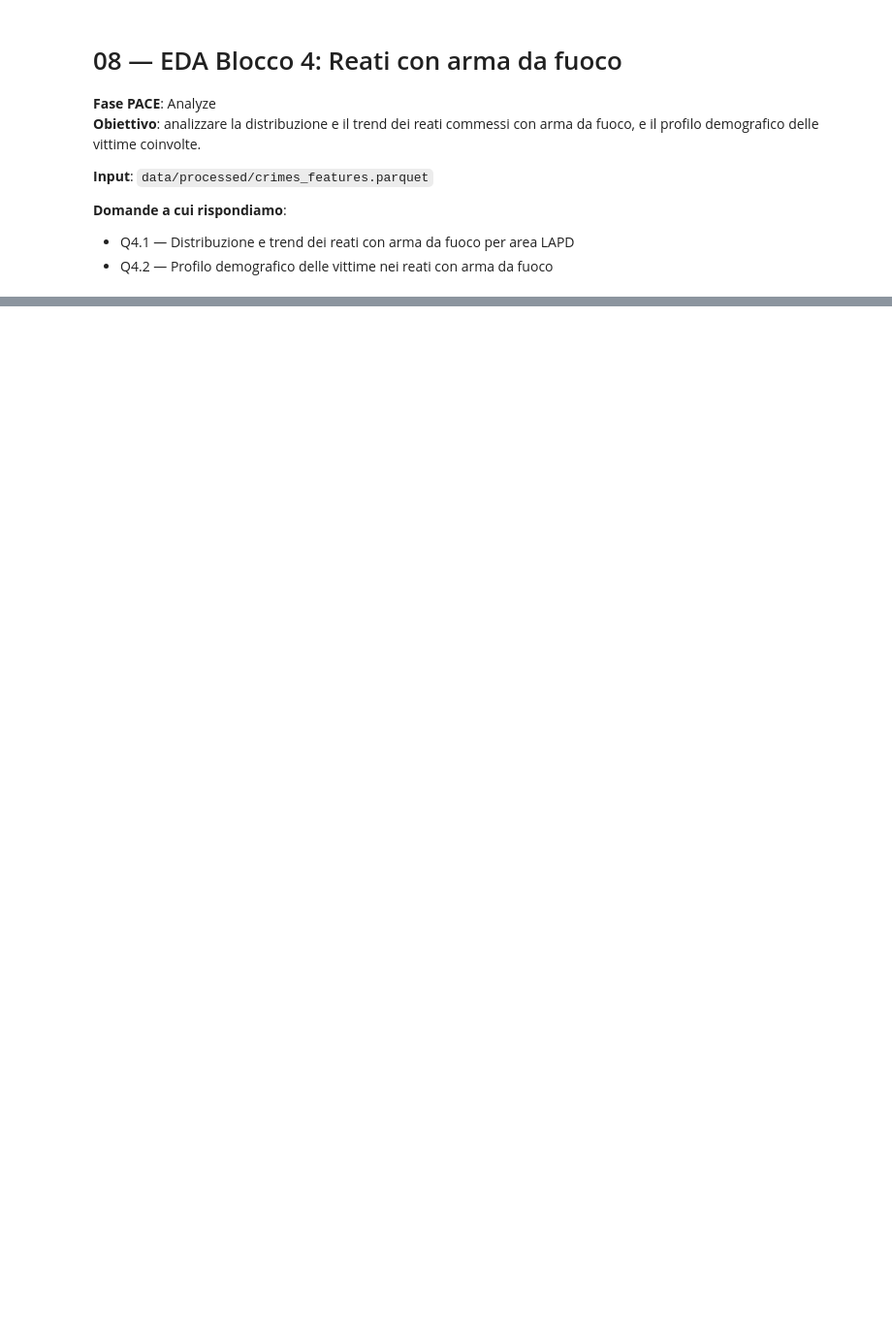
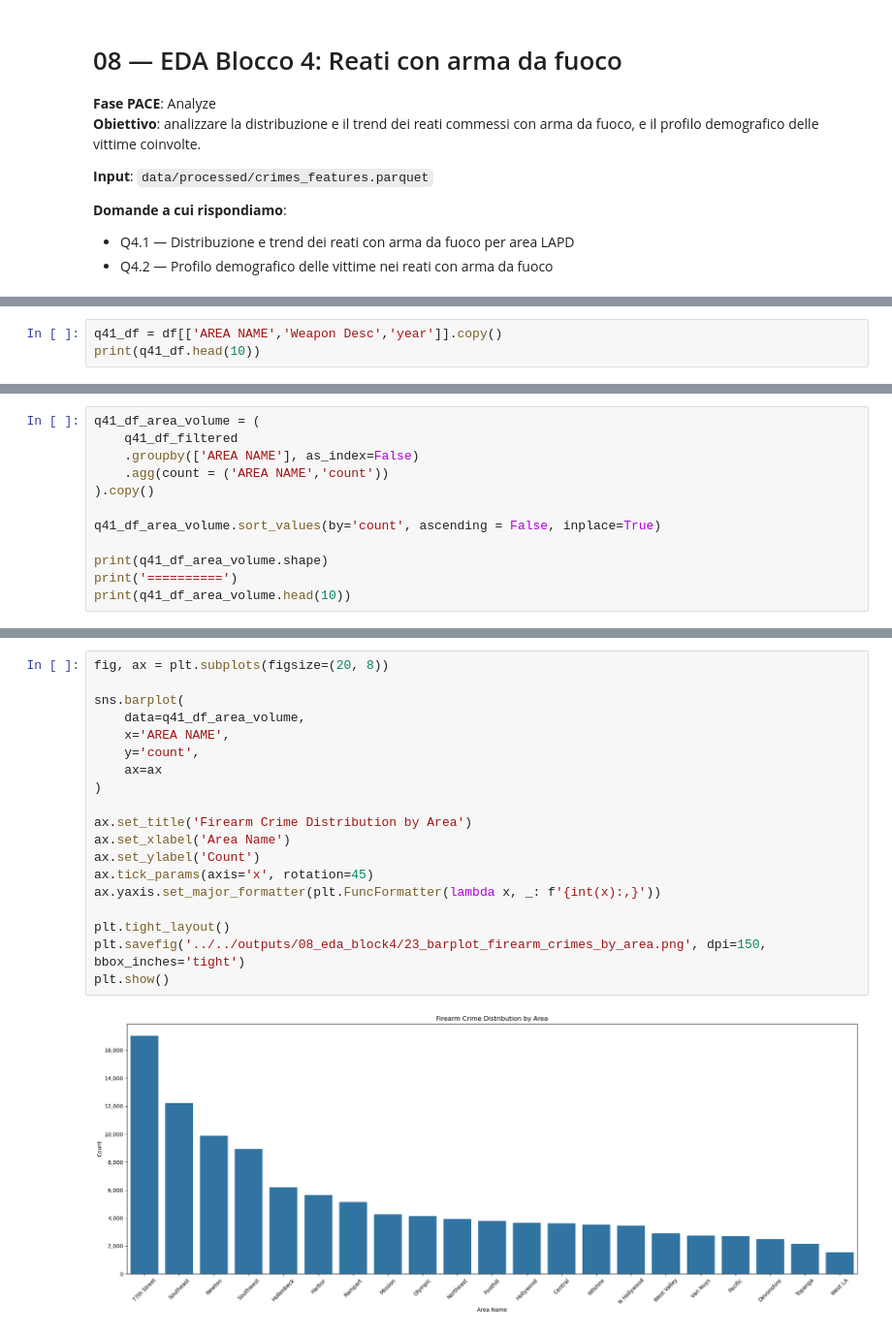
Before and after one commit to AnalystEca/lapd-crime-data, a Jupyter notebook: notebooks/02_analyze/08_eda_block4.ipynb, the cells around one changed output, grey strips where cells are left out. Shown at 97% size. Cells and saved outputs as stored; diff of their text form; blank space fills up the shorter version.

Commit message:
Q4.1 firearm crimes: area distribution and weapon type bar charts

```diff
--- a/notebooks/02_analyze/08_eda_block4.ipynb
+++ b/notebooks/02_analyze/08_eda_block4.ipynb
@@ -30,0 +41,3 @@ df.head()
+# %%
+q41_df = df[['AREA NAME','Weapon Desc','year']].copy()
+print(q41_df.head(10))
@@ -30,0 +119,12 @@ df.head()
+# %%
+q41_df_area_volume = (
+    q41_df_filtered
+    .groupby(['AREA NAME'], as_index=False)
+    .agg(count = ('AREA NAME','count'))
+).copy()
+
+q41_df_area_volume.sort_values(by='count', ascending = False, inplace=True)
+
+print(q41_df_area_volume.shape)
+print('==========')
+print(q41_df_area_volume.head(10))
@@ -30,0 +145,21 @@ df.head()
+# %%
+fig, ax = plt.subplots(figsize=(20, 8))
+
+sns.barplot(
+    data=q41_df_area_volume,
+    x='AREA NAME',
+    y='count',
+    ax=ax
+)
+
+ax.set_title('Firearm Crime Distribution by Area')
+ax.set_xlabel('Area Name')
+ax.set_ylabel('Count')
+ax.tick_params(axis='x', rotation=45)
+ax.yaxis.set_major_formatter(plt.FuncFormatter(lambda x, _: f'{int(x):,}'))
+
+plt.tight_layout()
+plt.savefig('../../outputs/08_eda_block4/23_barplot_firearm_crimes_by_area.png', dpi=150, bbox_inches='tight')
+plt.show()
+# %% [output]
+[figure, added]
```
Also changed, not shown: parts of 9 cells of this notebook, 2 other files.
